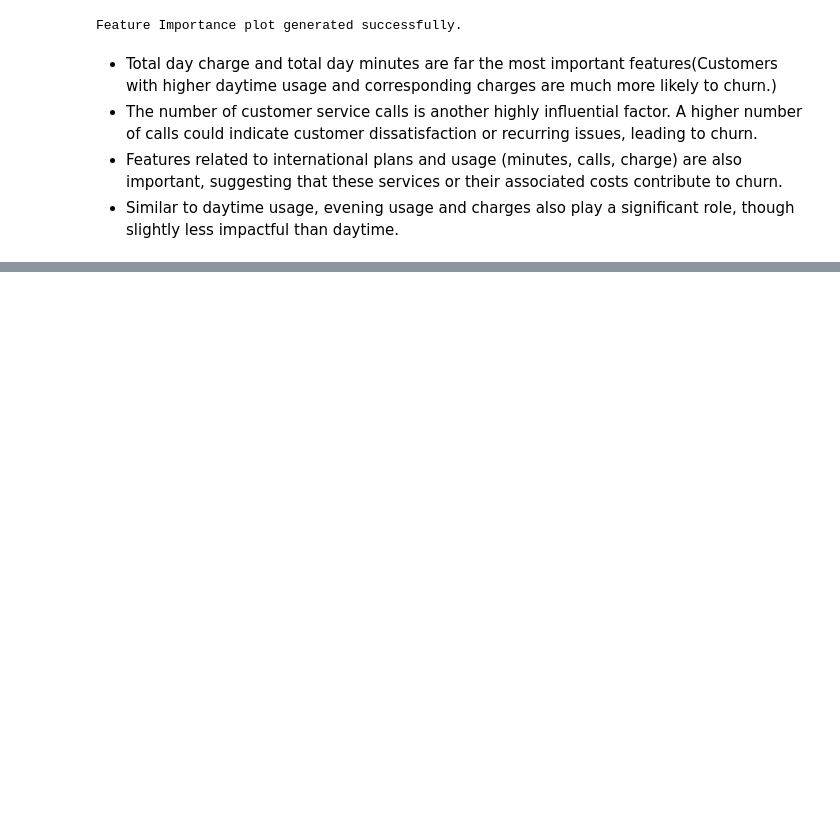
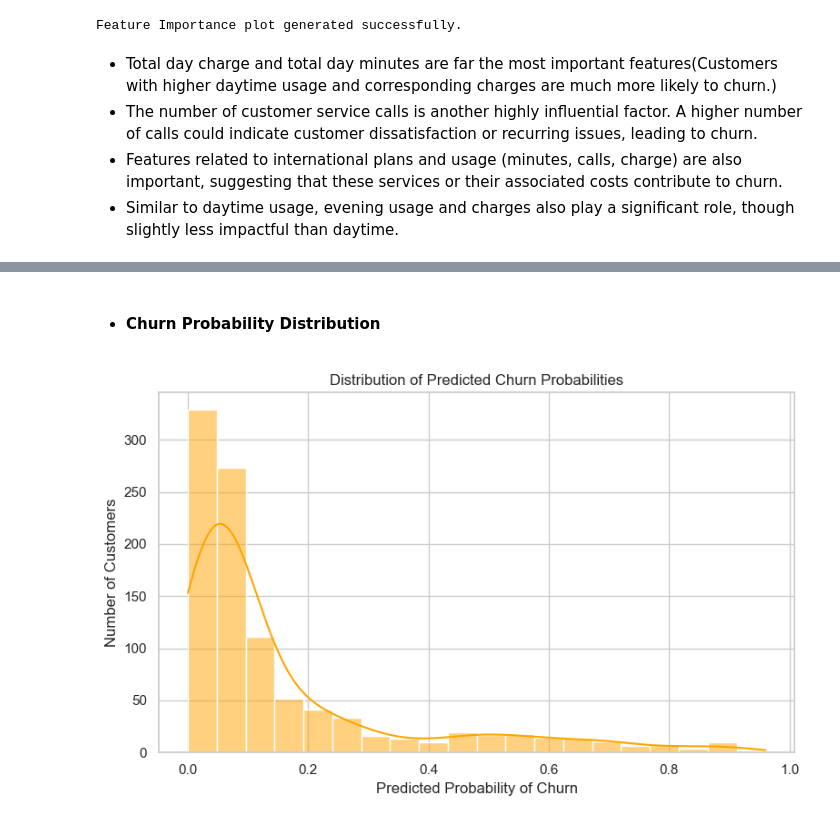
Before and after one commit to MTirop/DSF-PT11-Phase3-Project, a Jupyter notebook: Notebook.ipynb, the cells around one changed output, grey strips where cells are left out. Cells and saved outputs as stored; diff of their text form; code cells hidden in the pictures; blank space fills up the shorter version.

```diff
--- a/Notebook.ipynb
+++ b/Notebook.ipynb
@@ -784,0 +804,22 @@ Feature Importance plot generated successfully.
+# %%
+# Combined predictions with test features and true labels
+results_df = X_test.copy()
+results_df["Actual"] = y_test.values
+results_df["Predicted"] = y_pred_rf
+results_df["Probability_Churn"] = y_pred_proba_rf
+
+# Export to CSV for Tableau
+results_df.to_csv("rf_predictions_results.csv", index=False)
+# %% [markdown]
+* #### Churn Probability Distribution
+# %%
+# Churn Probability Distribution
+plt.figure(figsize=(8, 5))
+sns.histplot(results_df["Probability_Churn"], bins=20, kde=True, color='orange')
+plt.title("Distribution of Predicted Churn Probabilities")
+plt.xlabel("Predicted Probability of Churn")
+plt.ylabel("Number of Customers")
+plt.tight_layout()
+plt.show()
+# %% [output]
+[figure, added]
```
Also changed, not shown: parts of 15 cells of this notebook, 7 other files.
